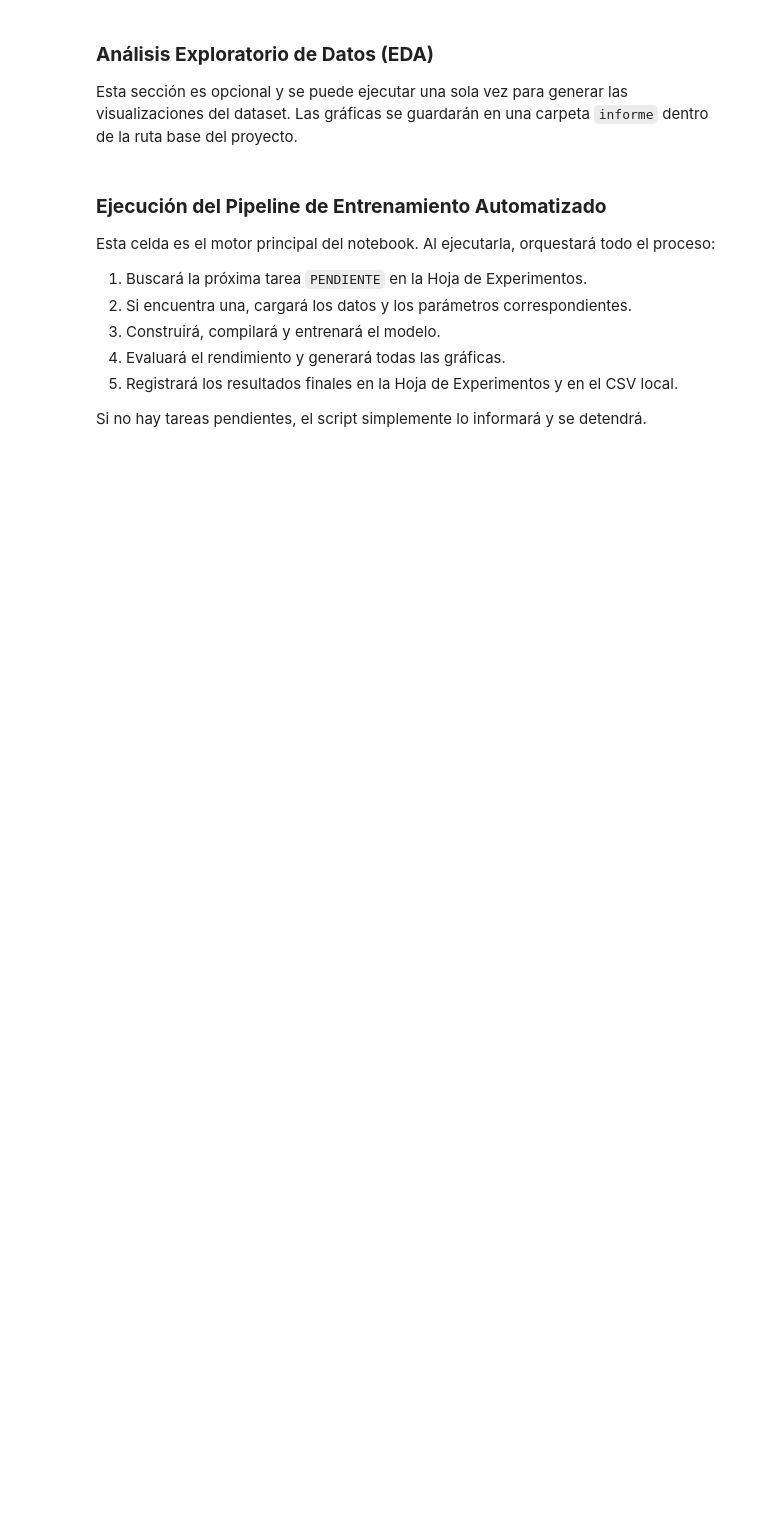
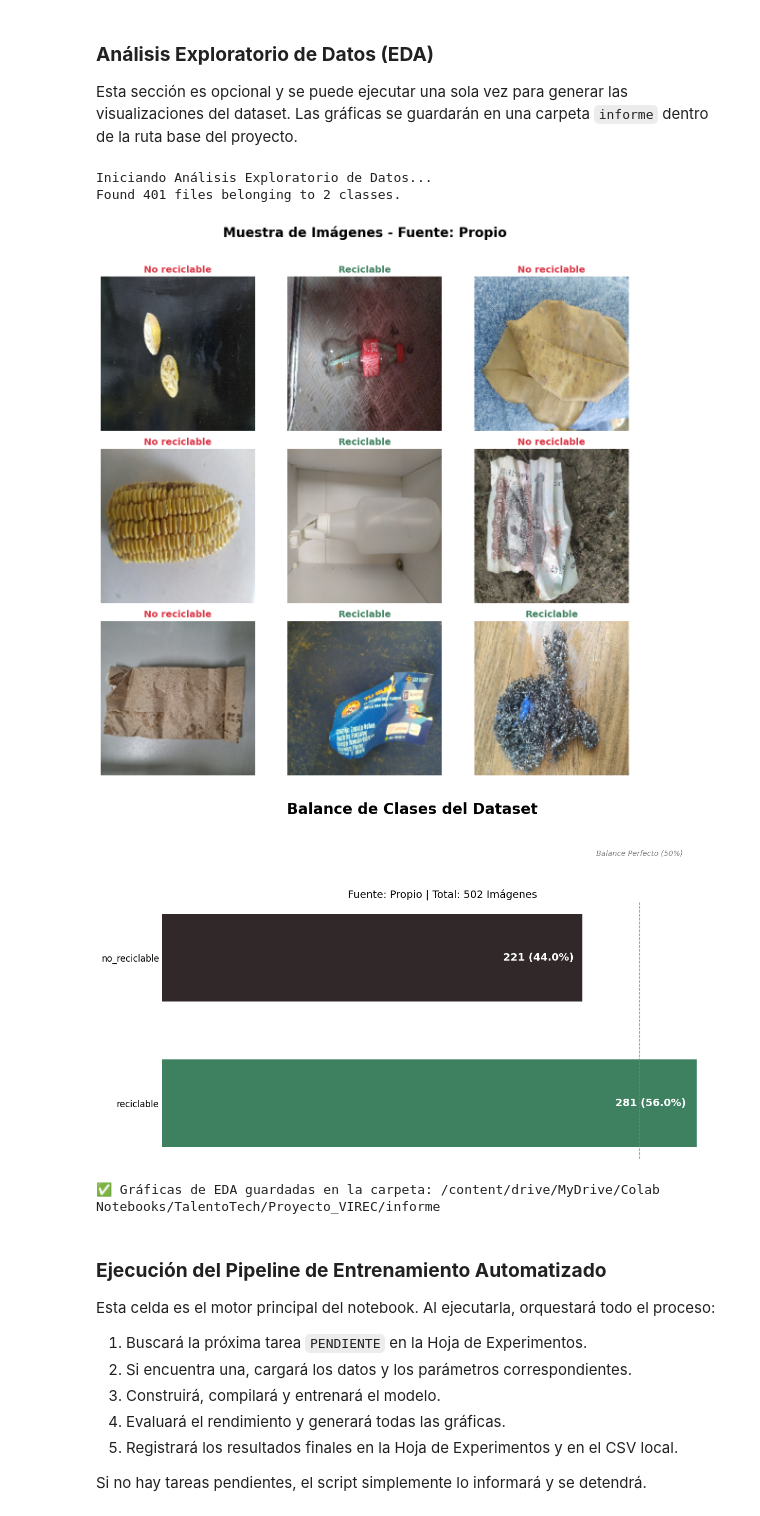
Before and after one commit to Novav20/Proyecto_VIREC, a Jupyter notebook: notebooks/02_Entrenamiento_Modelo.ipynb, the cells around one changed output. Cells and saved outputs as stored; diff of their text form; code cells hidden in the pictures; blank space fills up the shorter version.

Commit message:
fix: Reorder setup instructions on notebooks

```diff
--- a/notebooks/02_Entrenamiento_Modelo.ipynb
+++ b/notebooks/02_Entrenamiento_Modelo.ipynb
@@ -564,7 +595,7 @@ print("✅ Funciones de utilidad del pipeline definidas.")
 Esta sección es opcional y se puede ejecutar una sola vez para generar las visualizaciones del dataset. Las gráficas se guardarán en una carpeta `informe` dentro de la ruta base del proyecto.
 # %%
 # ====================================================================================
-# @title (OPCIONAL) PASO 3.5: EJECUTAR ANÁLISIS EXPLORATORIO DE DATOS
+# @title (OPCIONAL) PASO 2.5: EJECUTAR ANÁLISIS EXPLORATORIO DE DATOS
 # ====================================================================================
 
 def generar_visualizaciones_eda():
@@ -677,34 +708,40 @@ def generar_visualizaciones_eda():
             bar.get_y() + bar.get_height() / 2,
             f'{width} ({percentage})',
             ha='right',
             va='center',
             fontsize=14,
             color='white',
             weight='bold'
         )
 
     # Limpieza de estilo del gráfico
     for spine_pos in ['top', 'right', 'bottom', 'left']:
         ax.spines[spine_pos].set_visible(False)
     ax.xaxis.set_visible(False)
     ax.tick_params(axis='y', length=0, labelsize=12)
 
     # Línea de balance perfecto (si hay dos clases)
     if len(labels) == 2:
         ax.axvline(x=total_images / 2, color='gray', linestyle='--', linewidth=1, alpha=0.7)
         ax.text(total_images / 2, -0.7, 'Balance Perfecto (50%)', ha='center', color='gray', style='italic')
 
     plt.tight_layout(rect=[0, 0, 1, 0.95])
 
     # Guardar la figura
     ruta_grafica_balance = os.path.join(ruta_informe, 'balance_de_clases.png')
     plt.savefig(ruta_grafica_balance, dpi=300, bbox_inches='tight')
     plt.show()
 
     print(f"\n✅ Gráficas de EDA guardadas en la carpeta: {ruta_informe}")
 
 # --- Descomenta la siguiente línea para ejecutar el EDA ---
-# generar_visualizaciones_eda()
+generar_visualizaciones_eda()
+# %% [output]
+Iniciando Análisis Exploratorio de Datos...
+Found 401 files belonging to 2 classes.
+[figure, added]
+[figure, added]
+✅ Gráficas de EDA guardadas en la carpeta: /content/drive/MyDrive/Colab Notebooks/TalentoTech/Proyecto_VIREC/informe
 # %% [markdown]
 ### **Ejecución del Pipeline de Entrenamiento Automatizado**
 Esta celda es el motor principal del notebook. Al ejecutarla, orquestará todo el proceso:
```
Also changed, not shown: parts of 7 cells of this notebook, 2 other files.
